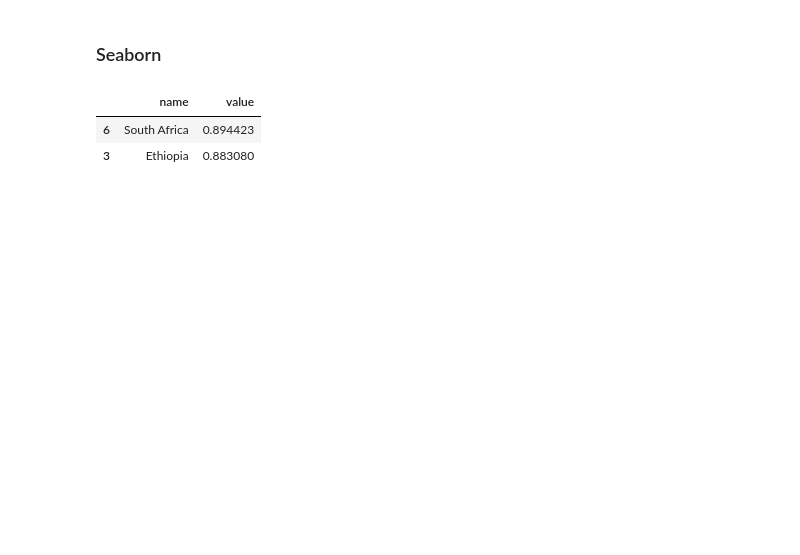
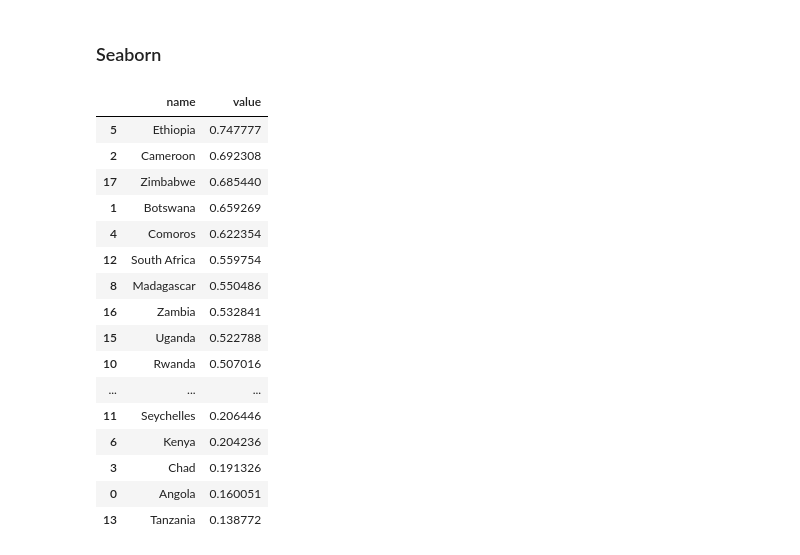
Before and after one commit to birusod/Projects2024, a Jupyter notebook: PyDocs/W18_WWBI/w18_bureaucraty_indic.ipynb, the cells around one changed output. Saved outputs shown, nothing was run; the diff lists cells and outputs as text; code cells hidden in the pictures; blank space fills up the shorter version.

```diff
--- a/PyDocs/W18_WWBI/w18_bureaucraty_indic.ipynb
+++ b/PyDocs/W18_WWBI/w18_bureaucraty_indic.ipynb
@@ -59,0 +62,4 @@ dd_te.head(4)
+# %%
+ddgh =  dd_te[dd_te['class'] == 'Public']
+ddgp  = ddgh[ddgh.group != 'Overall']
+ddgp.head()
@@ -60,4 +75,4 @@ dd_te.head(4)
 # %%
-ddg  = dd_te[dd_te.group != 'Overall'].groupby(['name', 'group', 'class'])['value'].mean().reset_index()
-ddg.head()
+ddf  = ddgp.groupby(['name', 'group'])['value'].mean().reset_index()
+ddf.head()
 # %% [output]
@@ -91,0 +96,2 @@ ddgp[ddgp.name  == 'Angola']
+# %%
+med_workers_public = ddf[ddf.group.isin(['Medical workers', 'Health'])]
@@ -92,6 +107,5 @@ ddgp[ddgp.name  == 'Angola']
 # %%
-med_workers_public = ddgp[ddgp.group  == 'Medical workers']
-
-mwp = med_workers_public.drop(['group'], axis=1).set_index('name')
-mwp.head()
+#mwp = med_workers_public.drop(['group'], axis=1).set_index('name')
+med_df  =  med_workers_public.groupby('name')['value'].mean()
+med_df.head()
 # %% [output]
@@ -121,9 +128,23 @@ mwp.plot()
 # %% [markdown]
 ### Seaborn
 # %%
-dat = mwp.reset_index().sort_values('value', ascending = False)
-dat.head(2)
+dat = med_df.reset_index().sort_values('value', ascending = False)
+dat
 # %% [output]
 |  | name | value |
-| 6 | South Africa | 0.894423 |
-| 3 | Ethiopia | 0.883080 |
+| 5 | Ethiopia | 0.747777 |
+| 2 | Cameroon | 0.692308 |
+| 17 | Zimbabwe | 0.685440 |
+| 1 | Botswana | 0.659269 |
+| 4 | Comoros | 0.622354 |
+| 12 | South Africa | 0.559754 |
+| 8 | Madagascar | 0.550486 |
+| 16 | Zambia | 0.532841 |
+| 15 | Uganda | 0.522788 |
+| 10 | Rwanda | 0.507016 |
+| ... | ... | ... |
+| 11 | Seychelles | 0.206446 |
+| 6 | Kenya | 0.204236 |
+| 3 | Chad | 0.191326 |
+| 0 | Angola | 0.160051 |
+| 13 | Tanzania | 0.138772 |
```
Also changed, not shown: parts of 14 cells of this notebook.
